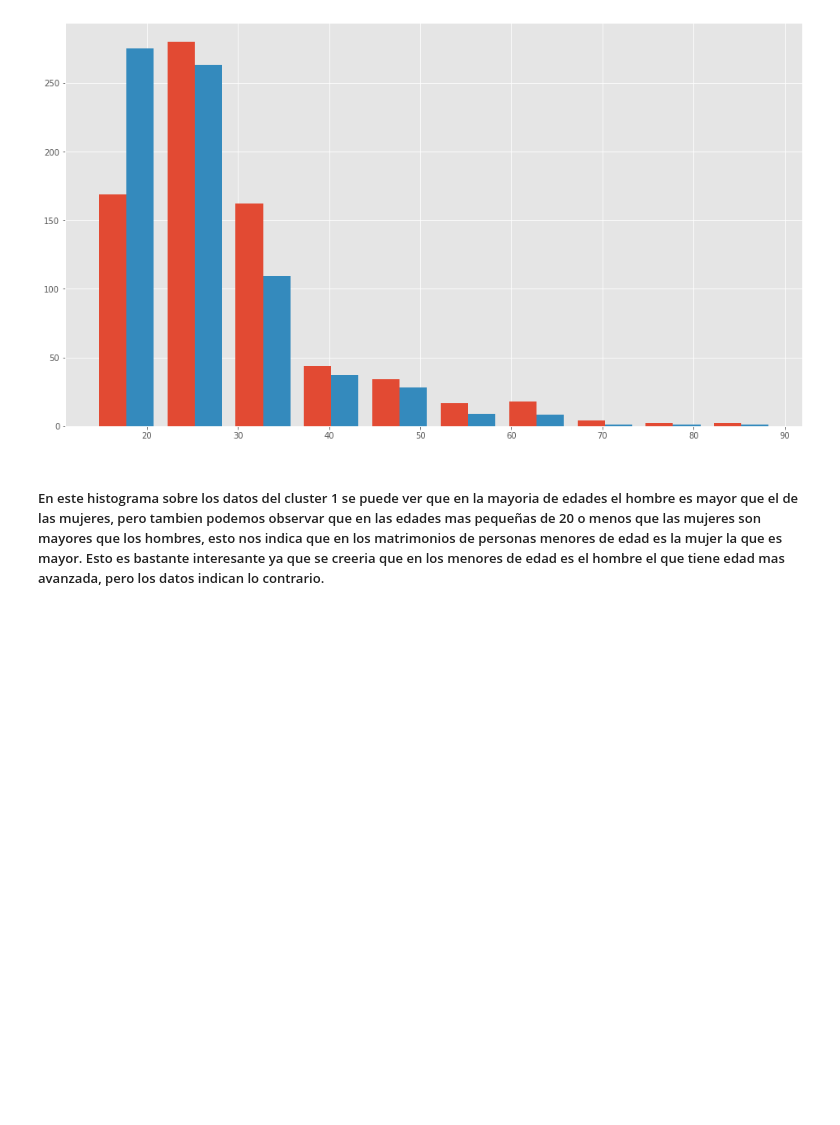
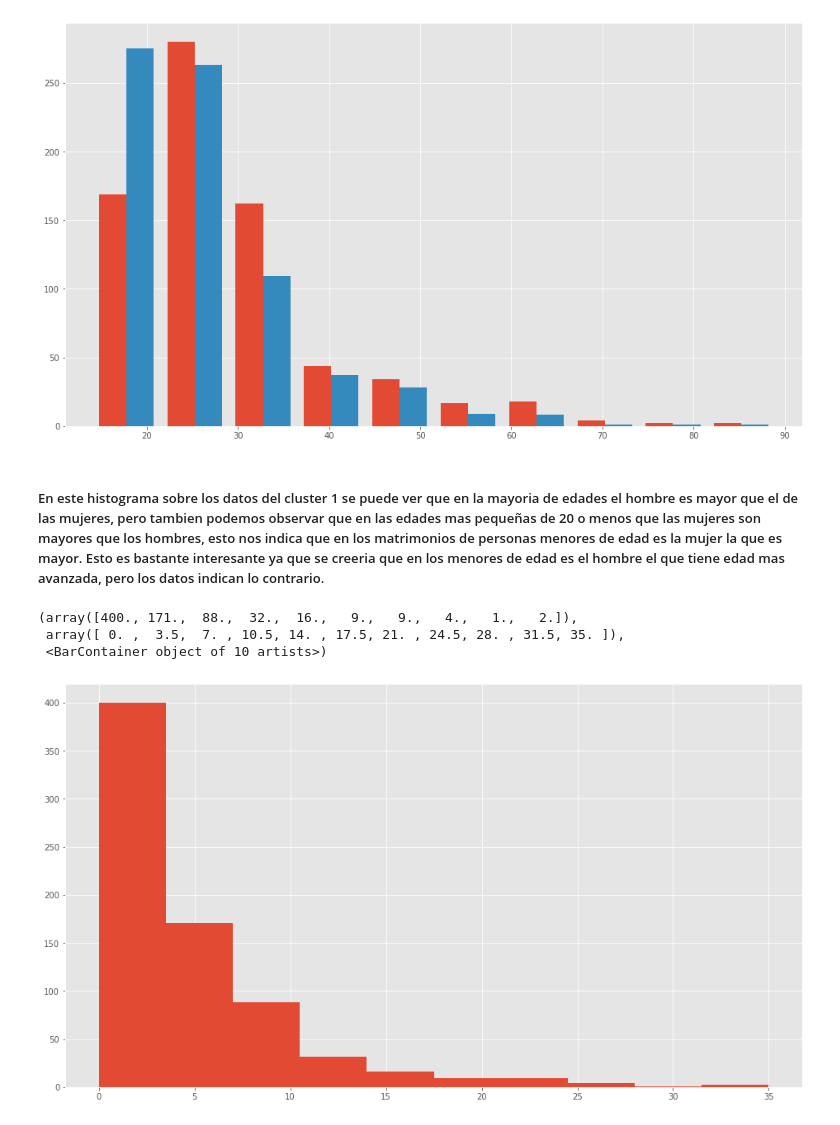
Before and after one commit to JJHH06/DMP1MarriageClustering, a Jupyter notebook: Proyecto1.ipynb, the cells around one changed output. Drawn from its saved outputs; the diff is of its cells as text; code cells hidden in the pictures; blank space fills up the shorter version.

```diff
--- a/Proyecto1.ipynb
+++ b/Proyecto1.ipynb
@@ -1170,3 +1170,12 @@ plt.hist(cluster_0[['EDADHOM', 'EDADMUJ']])
 [figure]
 # %% [markdown]
 ##### En este histograma sobre los datos del cluster 1 se puede ver que en la mayoria de edades el hombre es mayor que el de las mujeres, pero tambien podemos observar que en las edades mas pequeñas de 20 o menos que las mujeres son mayores que los hombres, esto nos indica que en los matrimonios de personas menores de edad es la mujer la que es mayor. Esto es bastante interesante ya que se creeria que en los menores de edad es el hombre el que tiene edad mas avanzada, pero los datos indican lo contrario.
+# %%
+# store in a dataframe the cluster label 0
+cluster_0 = variables[variables['hierarchical'] == 1]
+plt.hist(cluster_0[['EDADDIF']])
+# %% [output]
+(array([400., 171.,  88.,  32.,  16.,   9.,   9.,   4.,   1.,   2.]),
+ array([ 0. ,  3.5,  7. , 10.5, 14. , 17.5, 21. , 24.5, 28. , 31.5, 35. ]),
+ <BarContainer object of 10 artists>)
+[figure, added]
```
Also changed, not shown: parts of 1 cell of this notebook.
